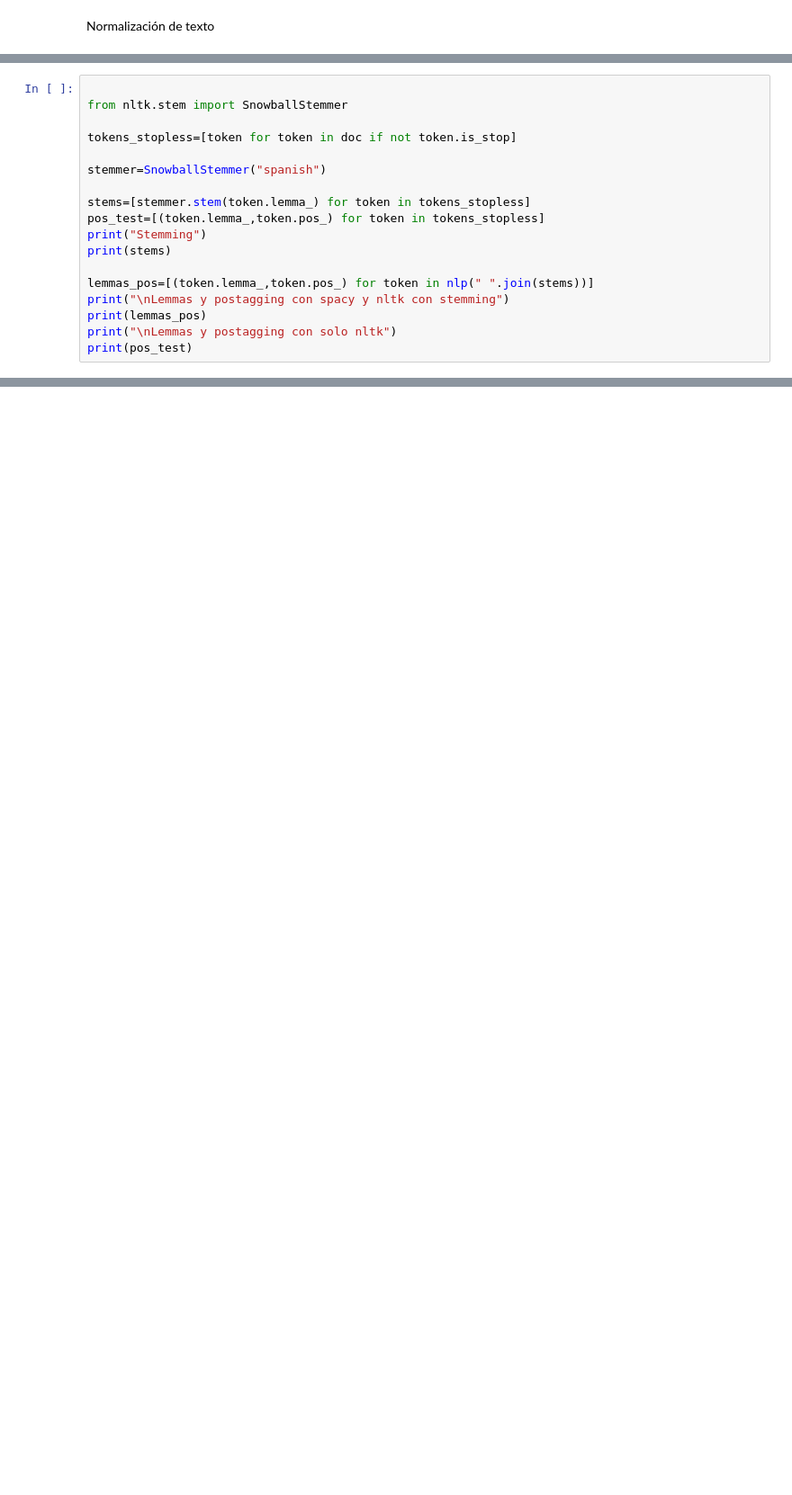
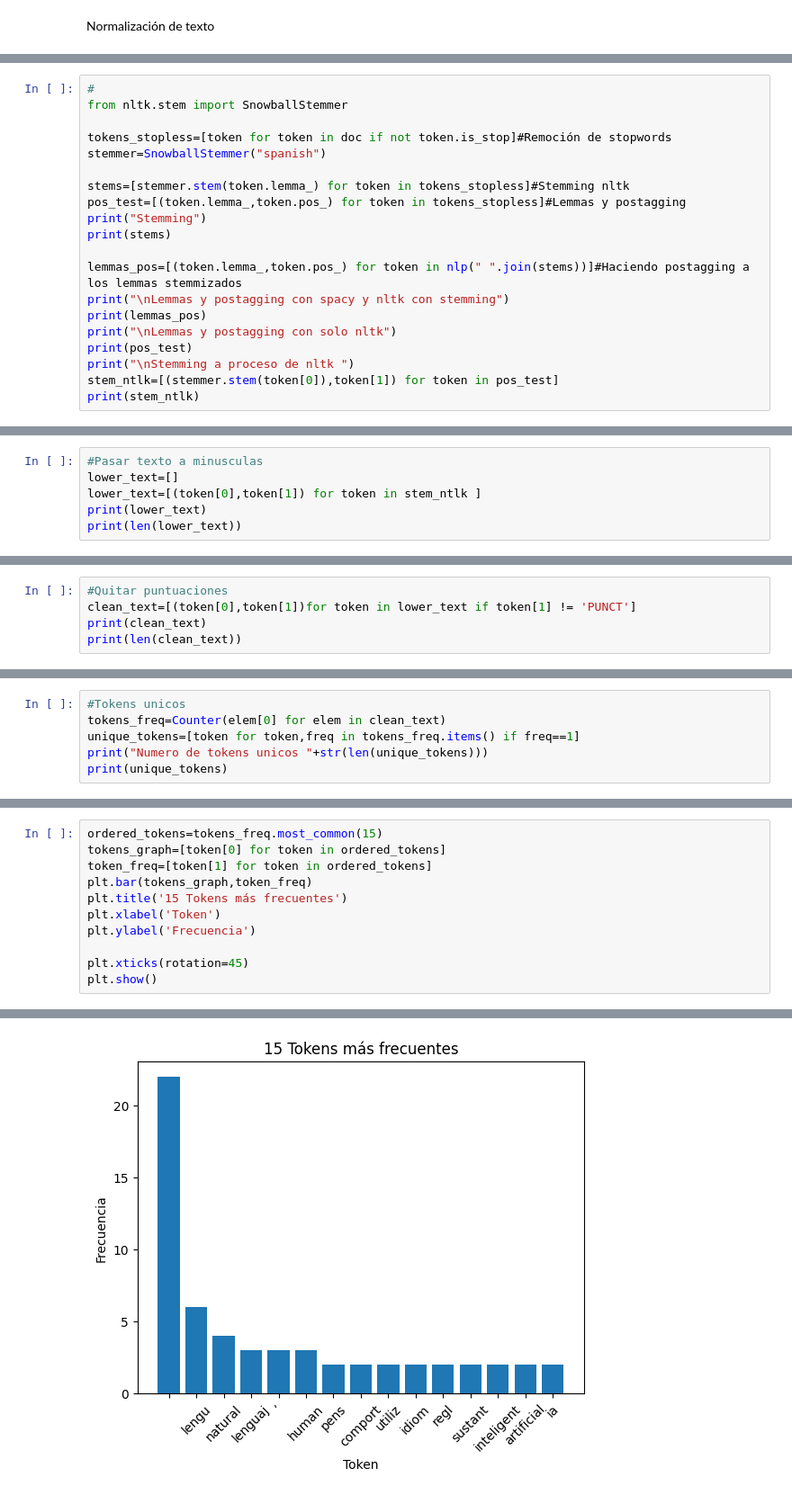
Before and after one commit to AlvaroMonteroB/Tecnologias_de_lenguaje_natural, a Jupyter notebook: normalizacion_esp.ipynb, the cells around one changed output, grey strips where cells are left out. Shown at 90% size. Cells and saved outputs as stored; diff of their text form; blank space fills up the shorter version.

```diff
--- a/normalizacion_esp.ipynb
+++ b/normalizacion_esp.ipynb
@@ -86,21 +87,23 @@ Normalización de texto
 # %%
-
+#
 from nltk.stem import SnowballStemmer
 
-tokens_stopless=[token for token in doc if not token.is_stop]
-
+tokens_stopless=[token for token in doc if not token.is_stop]#Remoción de stopwords
 stemmer=SnowballStemmer("spanish")
 
-stems=[stemmer.stem(token.lemma_) for token in tokens_stopless]
-pos_test=[(token.lemma_,token.pos_) for token in tokens_stopless]
+stems=[stemmer.stem(token.lemma_) for token in tokens_stopless]#Stemming nltk
+pos_test=[(token.lemma_,token.pos_) for token in tokens_stopless]#Lemmas y postagging
 print("Stemming")
 print(stems)
 
-lemmas_pos=[(token.lemma_,token.pos_) for token in nlp(" ".join(stems))]
+lemmas_pos=[(token.lemma_,token.pos_) for token in nlp(" ".join(stems))]#Haciendo postagging a los lemmas stemmizados
 print("\nLemmas y postagging con spacy y nltk con stemming")
 print(lemmas_pos)
 print("\nLemmas y postagging con solo nltk")
 print(pos_test)
+print("\nStemming a proceso de nltk ")
+stem_ntlk=[(stemmer.stem(token[0]),token[1]) for token in pos_test]
+print(stem_ntlk)
 # %% [output]
 Stemming
 ['general', ',', 'pens', 'complej', 'lenguaj', '.', '\n', 'comport', 'intuit', 'utiliz', 'transmit', 'inform', 'signific', 'señal', '\n', 'semant', ',', 'palabr', ',', 'sign', 'imag', '.', 'facil', 'a ...
@@ -114,0 +122,6 @@ Usaremos solo los lemas y postagging generados por solo nltk
+# %%
+#Pasar texto a minusculas
+lower_text=[]
+lower_text=[(token[0],token[1]) for token in stem_ntlk ]
+print(lower_text)
+print(len(lower_text))
@@ -114,0 +131,5 @@ Usaremos solo los lemas y postagging generados por solo nltk
+# %%
+#Quitar puntuaciones
+clean_text=[(token[0],token[1])for token in lower_text if token[1] != 'PUNCT']
+print(clean_text)
+print(len(clean_text))
@@ -114,0 +146,6 @@ Usaremos solo los lemas y postagging generados por solo nltk
+# %%
+#Tokens unicos
+tokens_freq=Counter(elem[0] for elem in clean_text)
+unique_tokens=[token for token,freq in tokens_freq.items() if freq==1]
+print("Numero de tokens unicos "+str(len(unique_tokens)))
+print(unique_tokens)
@@ -114,0 +157,12 @@ Usaremos solo los lemas y postagging generados por solo nltk
+# %%
+ordered_tokens=tokens_freq.most_common(15)
+tokens_graph=[token[0] for token in ordered_tokens]
+token_freq=[token[1] for token in ordered_tokens]
+plt.bar(tokens_graph,token_freq)
+plt.title('15 Tokens más frecuentes')
+plt.xlabel('Token')
+plt.ylabel('Frecuencia')
+
+plt.xticks(rotation=45)
+plt.show()
+# %% [output]
@@ -114,0 +170 @@ Usaremos solo los lemas y postagging generados por solo nltk
+[figure, added]
```
Also changed, not shown: parts of 16 cells of this notebook, 1 other file.
